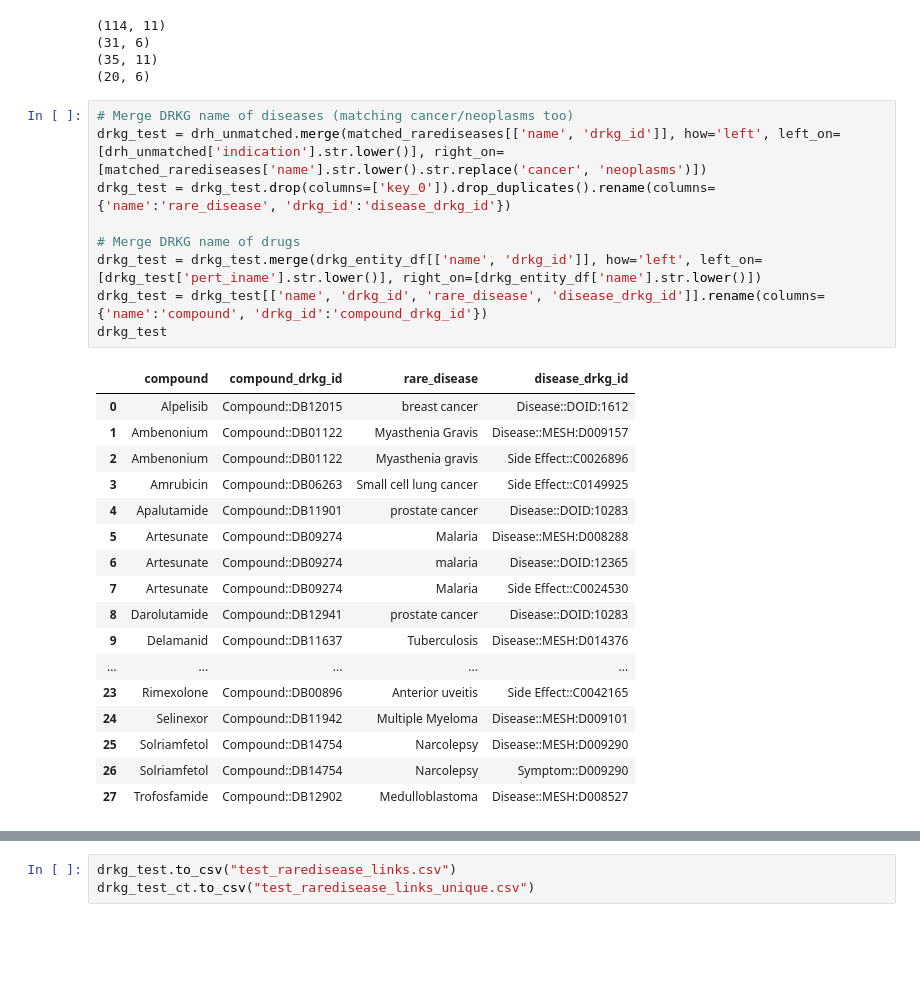
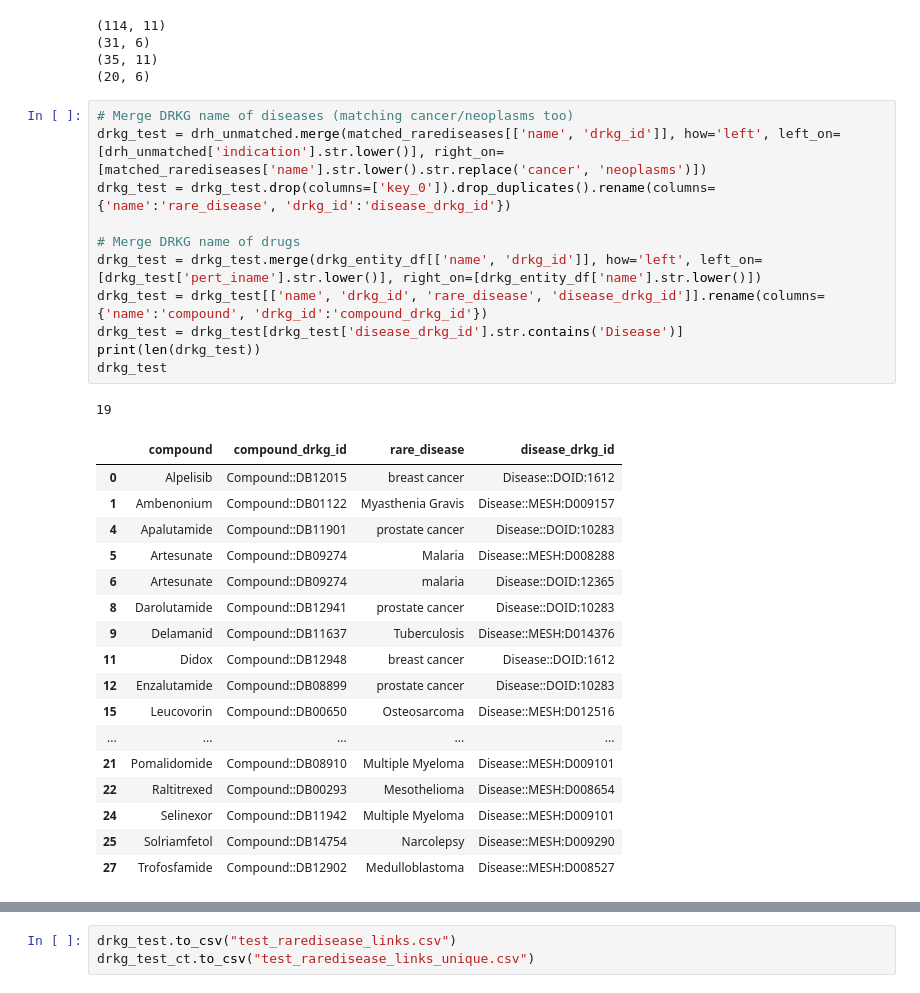
Before and after one commit to Ale9806/SIMPLLM, a Jupyter notebook: DRKG_mapping_with_BiolinkBERT.ipynb, the cells around one changed output, grey strips where cells are left out. Drawn from its saved outputs; the diff is of its cells as text; blank space fills up the shorter version.

Commit message:
Code for previous rare disease link refinement

```diff
--- a/DRKG_mapping_with_BiolinkBERT.ipynb
+++ b/DRKG_mapping_with_BiolinkBERT.ipynb
@@ -725,29 +725,32 @@ print(drh_unmatched.shape)
 # %%
 # Merge DRKG name of diseases (matching cancer/neoplasms too)
 drkg_test = drh_unmatched.merge(matched_rarediseases[['name', 'drkg_id']], how='left', left_on=[drh_unmatched['indication'].str.lower()], right_on=[matched_rarediseases['name'].str.lower().str.replace('cancer', 'neoplasms')])
 drkg_test = drkg_test.drop(columns=['key_0']).drop_duplicates().rename(columns={'name':'rare_disease', 'drkg_id':'disease_drkg_id'})
 
 # Merge DRKG name of drugs
 drkg_test = drkg_test.merge(drkg_entity_df[['name', 'drkg_id']], how='left', left_on=[drkg_test['pert_iname'].str.lower()], right_on=[drkg_entity_df['name'].str.lower()])
 drkg_test = drkg_test[['name', 'drkg_id', 'rare_disease', 'disease_drkg_id']].rename(columns={'name':'compound', 'drkg_id':'compound_drkg_id'})
+drkg_test = drkg_test[drkg_test['disease_drkg_id'].str.contains('Disease')]
+print(len(drkg_test))
 drkg_test
 # %% [output]
+19
 |  | compound | compound_drkg_id | rare_disease | disease_drkg_id |
 | 0 | Alpelisib | Compound::DB12015 | breast cancer | Disease::DOID:1612 |
 | 1 | Ambenonium | Compound::DB01122 | Myasthenia Gravis | Disease::MESH:D009157 |
-| 2 | Ambenonium | Compound::DB01122 | Myasthenia gravis | Side Effect::C0026896 |
-| 3 | Amrubicin | Compound::DB06263 | Small cell lung cancer | Side Effect::C0149925 |
 | 4 | Apalutamide | Compound::DB11901 | prostate cancer | Disease::DOID:10283 |
 | 5 | Artesunate | Compound::DB09274 | Malaria | Disease::MESH:D008288 |
 | 6 | Artesunate | Compound::DB09274 | malaria | Disease::DOID:12365 |
-| 7 | Artesunate | Compound::DB09274 | Malaria | Side Effect::C0024530 |
 | 8 | Darolutamide | Compound::DB12941 | prostate cancer | Disease::DOID:10283 |
 | 9 | Delamanid | Compound::DB11637 | Tuberculosis | Disease::MESH:D014376 |
+| 11 | Didox | Compound::DB12948 | breast cancer | Disease::DOID:1612 |
+| 12 | Enzalutamide | Compound::DB08899 | prostate cancer | Disease::DOID:10283 |
+| 15 | Leucovorin | Compound::DB00650 | Osteosarcoma | Disease::MESH:D012516 |
 | ... | ... | ... | ... | ... |
-| 23 | Rimexolone | Compound::DB00896 | Anterior uveitis | Side Effect::C0042165 |
+| 21 | Pomalidomide | Compound::DB08910 | Multiple Myeloma | Disease::MESH:D009101 |
+| 22 | Raltitrexed | Compound::DB00293 | Mesothelioma | Disease::MESH:D008654 |
 | 24 | Selinexor | Compound::DB11942 | Multiple Myeloma | Disease::MESH:D009101 |
 | 25 | Solriamfetol | Compound::DB14754 | Narcolepsy | Disease::MESH:D009290 |
-| 26 | Solriamfetol | Compound::DB14754 | Narcolepsy | Symptom::D009290 |
 | 27 | Trofosfamide | Compound::DB12902 | Medulloblastoma | Disease::MESH:D008527 |
 # %%
 # Check for rare disease links in DRKG
```
Also changed, not shown: parts of 1 cell of this notebook.
